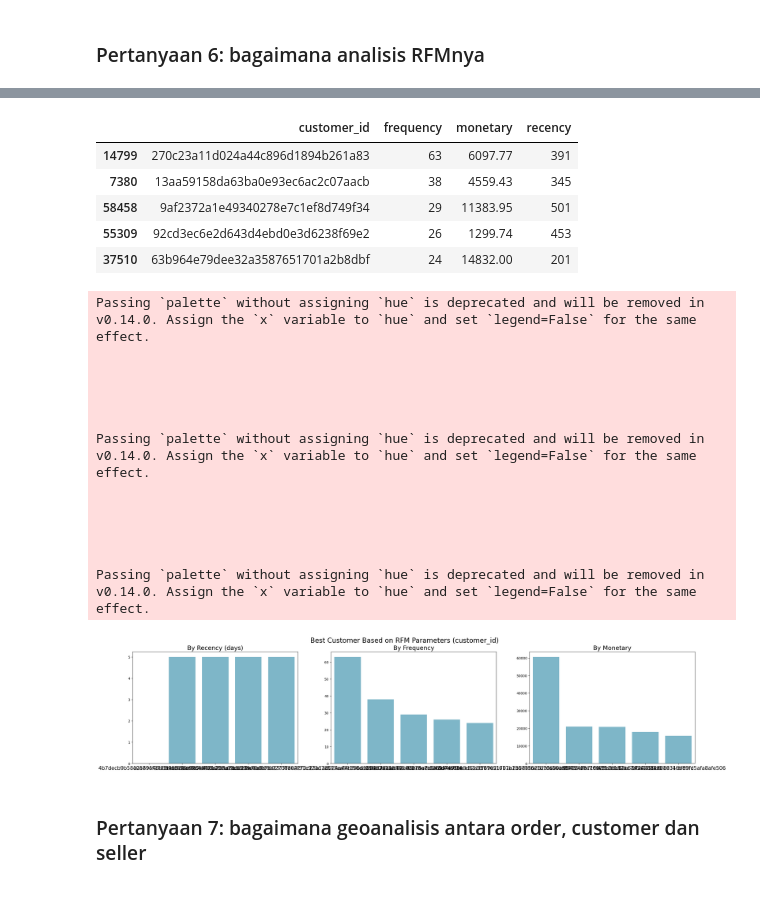
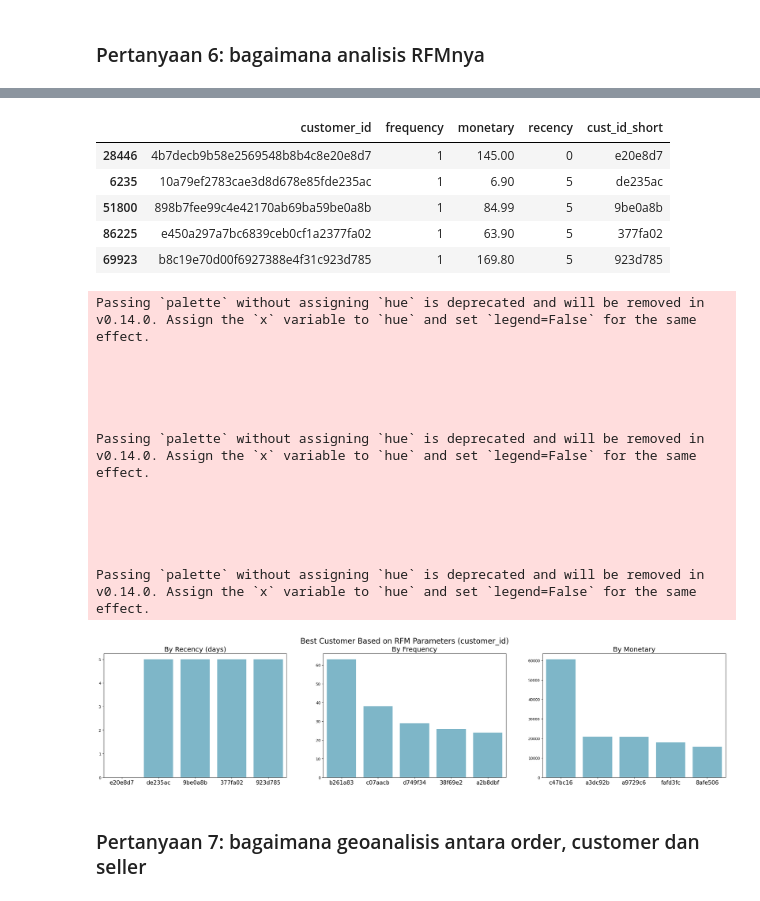
Before and after one commit to muhamadInsan/da-with-python-dicoding-submission, a Jupyter notebook: notebook.ipynb, the cells around one changed output, grey strips where cells are left out. Saved outputs shown, nothing was run; the diff lists cells and outputs as text; code cells hidden in the pictures.

```diff
--- a/notebook.ipynb
+++ b/notebook.ipynb
@@ -939,3 +930,10 @@ fig.update_layout(margin = dict(t=50, l=25, r=25, b=25))
 fig.show()
 # %% [markdown]
 ### Pertanyaan 6: bagaimana analisis RFMnya
+# %%
+all_data = pd.read_csv('data/all_dataset.csv',
+                       sep=',',
+                       parse_dates=['order_purchase_timestamp'])
+
+data = all_data[['order_purchase_timestamp','order_id','total_price']]
+data.info()
@@ -942,5 +951,5 @@ fig.show()
 # %%
-df = all_dataset.groupby(by='customer_id', as_index=False).agg({
+df = all_data.groupby(by='customer_id', as_index=False).agg({
     'order_purchase_timestamp':'max',
     'order_id':'count',
     'total_price':'sum'
@@ -951,57 +960,58 @@ df.columns = ["customer_id", "max_order_timestamp", "frequency", "monetary"]
 df["max_order_timestamp"] = df.max_order_timestamp.dt.date
 rcnt_date = all_dataset.order_purchase_timestamp.dt.date.max()
 df["recency"] = df["max_order_timestamp"].apply(lambda x: (rcnt_date - x).days)
+df['cust_id_short'] = df.customer_id.str.slice(start=25)
 
 df.drop("max_order_timestamp", axis=1, inplace=True)
 # %%
-df.sort_values(by='frequency', ascending=False).head()
+df.sort_values(by='recency', ascending=True).head()
 # %% [output]
-|  | customer_id | frequency | monetary | recency |
-| 14799 | 270c23a11d024a44c896d1894b261a83 | 63 | 6097.77 | 391 |
-| 7380 | 13aa59158da63ba0e93ec6ac2c07aacb | 38 | 4559.43 | 345 |
-| 58458 | 9af2372a1e49340278e7c1ef8d749f34 | 29 | 11383.95 | 501 |
-| 55309 | 92cd3ec6e2d643d4ebd0e3d6238f69e2 | 26 | 1299.74 | 453 |
-| 37510 | 63b964e79dee32a3587651701a2b8dbf | 24 | 14832.00 | 201 |
+|  | customer_id | frequency | monetary | recency | cust_id_short |
+| 28446 | 4b7decb9b58e2569548b8b4c8e20e8d7 | 1 | 145.00 | 0 | e20e8d7 |
+| 6235 | 10a79ef2783cae3d8d678e85fde235ac | 1 | 6.90 | 5 | de235ac |
+| 51800 | 898b7fee99c4e42170ab69ba59be0a8b | 1 | 84.99 | 5 | 9be0a8b |
+| 86225 | e450a297a7bc6839ceb0cf1a2377fa02 | 1 | 63.90 | 5 | 377fa02 |
+| 69923 | b8c19e70d00f6927388e4f31c923d785 | 1 | 169.80 | 5 | 923d785 |
 # %%
 fig, ax = plt.subplots(nrows=1, ncols=3, figsize=(30, 6))
 
 colors = ["#72BCD4", "#72BCD4", "#72BCD4", "#72BCD4", "#72BCD4"]
 
-sns.barplot(y="recency", x="customer_id", data=df.sort_values(by="recency", ascending=True).head(5), palette=colors, ax=ax[0])
+sns.barplot(y="recency", x="cust_id_short", data=df.sort_values(by="recency", ascending=True).head(5), palette=colors, ax=ax[0])
 ax[0].set_ylabel(None)
 ax[0].set_xlabel(None)
 ax[0].set_title("By Recency (days)", loc="center", fontsize=18)
 ax[0].tick_params(axis ='x', labelsize=15)
 
-sns.barplot(y="frequency", x="customer_id", data=df.sort_values(by="frequency", ascending=False).head(5), palette=colors, ax=ax[1])
+sns.barplot(y="frequency", x="cust_id_short", data=df.sort_values(by="frequency", ascending=False).head(5), palette=colors, ax=ax[1])
 ax[1].set_ylabel(None)
 ax[1].set_xlabel(None)
 ax[1].set_title("By Frequency", loc="center", fontsize=18)
 ax[1].tick_params(axis='x', labelsize=15)
 
-sns.barplot(y="monetary", x="customer_id", data=df.sort_values(by="monetary", ascending=False).head(5), palette=colors, ax=ax[2])
+sns.barplot(y="monetary", x="cust_id_short", data=df.sort_values(by="monetary", ascending=False).head(5), palette=colors, ax=ax[2])
 ax[2].set_ylabel(None)
 ax[2].set_xlabel(None)
 ax[2].set_title("By Monetary", loc="center", fontsize=18)
 ax[2].tick_params(axis='x', labelsize=15)
 
 plt.suptitle("Best Customer Based on RFM Parameters (customer_id)", fontsize=20)
 plt.show()
 # %% [output]
 Passing `palette` without assigning `hue` is deprecated and will be removed in v0.14.0. Assign the `x` variable to `hue` and set `legend=False` for the same effect.
 
 
 
 
 
 Passing `palette` without assigning `hue` is deprecated and will be removed in v0.14.0. Assign the `x` variable to `hue` and set `legend=False` for the same effect.
 
 
 
 
 
 Passing `palette` without assigning `hue` is deprecated and will be removed in v0.14.0. Assign the `x` variable to `hue` and set `legend=False` for the same effect.
-[figure, old version]
+[figure, new version]
 # %% [markdown]
 ### Pertanyaan 7: bagaimana geoanalisis antara order, customer dan seller
 # %% [markdown]
```
Also changed, not shown: parts of 23 cells of this notebook, 3 other files.
